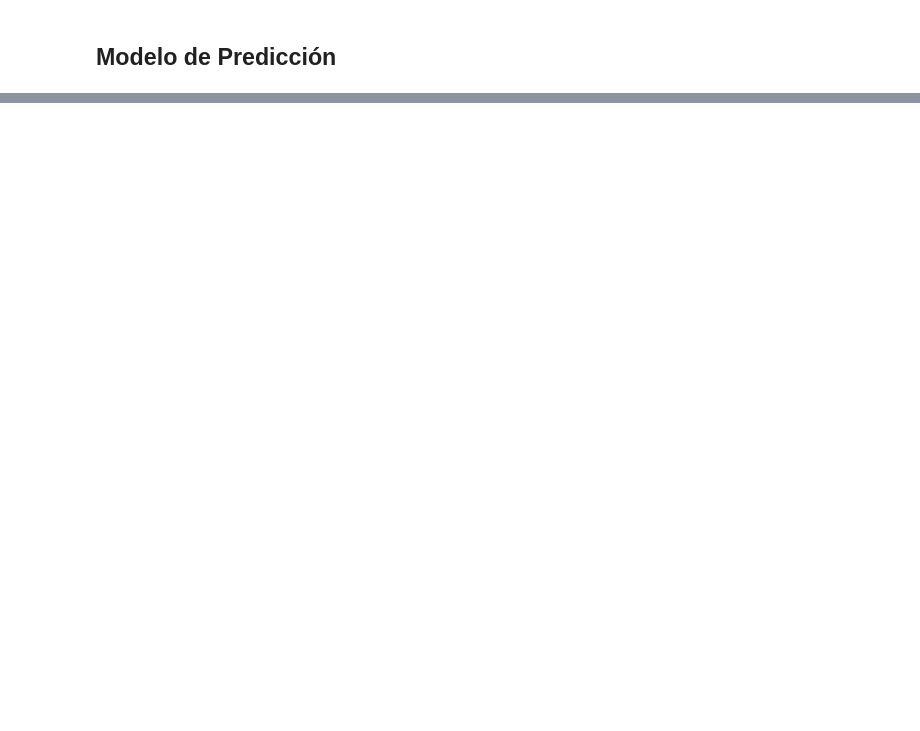
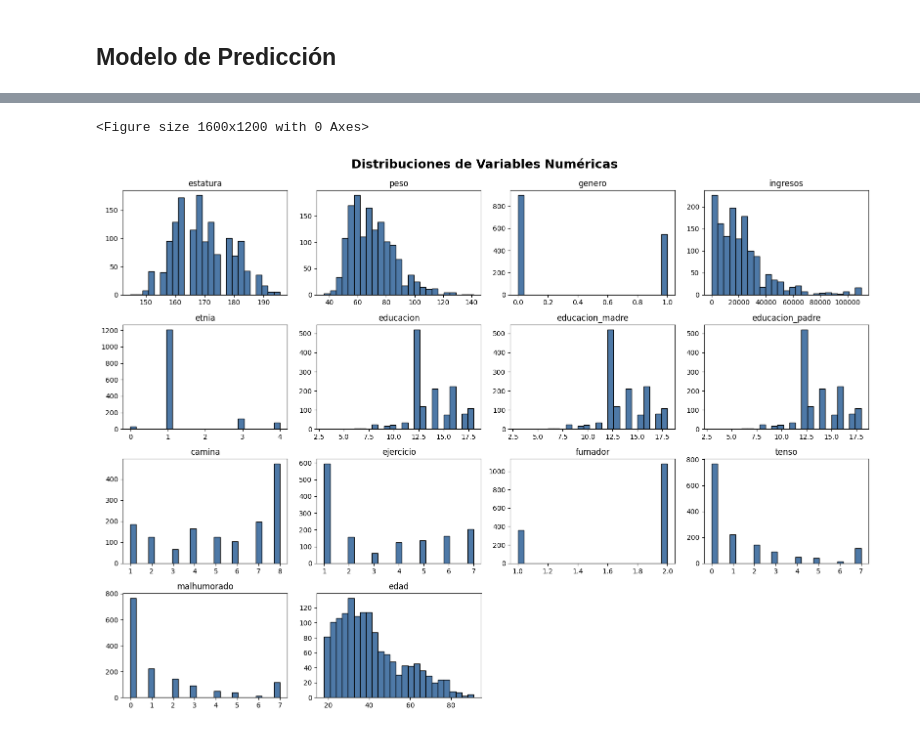
Before and after one commit to lmeneses7/Final_Examen, a Jupyter notebook: Examen_final.ipynb, the cells around one changed output, grey strips where cells are left out. Drawn from its saved outputs; the diff is of its cells as text; code cells hidden in the pictures; blank space fills up the shorter version.

```diff
--- a/Examen_final.ipynb
+++ b/Examen_final.ipynb
@@ -281,0 +449,10 @@ plt.show()
+# %%
+#@title Ajuste de Valores Extremos
+
+# Ajustar valores extremos en ingresos
+percentil_99 = data['ingresos'].quantile(0.99)
+data['ingresos'] = data['ingresos'].clip(upper=percentil_99)
+
+# Verificar ajuste
+print("Ingresos después del ajuste:")
+print(data['ingresos'].describe())
@@ -281,0 +470,27 @@ plt.show()
+# %%
+#@title Distribución de Variables Numéricas
+
+# Crear histogramas para visualizar distribuciones con mejoras estéticas
+plt.figure(figsize=(16, 12))
+data.hist(
+    bins=25,                  # Ajustar el número de bins para mayor detalle
+    figsize=(16, 12),         # Tamaño del gráfico
+    color='#4E79A7',          # Color de las barras
+    edgecolor='black',        # Color del borde de las barras
+    grid=False                # Desactivar la cuadrícula
+)
+
+# Agregar un título principal al gráfico
+plt.suptitle(
+    "Distribuciones de Variables Numéricas",
+    fontsize=18,
+    fontweight='bold',
+    y=0.95
+)
+
+# Ajustar diseño y mostrar los histogramas
+plt.tight_layout(rect=[0, 0, 1, 0.96])
+plt.show()
+# %% [output]
+<Figure size 1600x1200 with 0 Axes>
+[figure, added]
```
Also changed, not shown: parts of 10 cells of this notebook.
